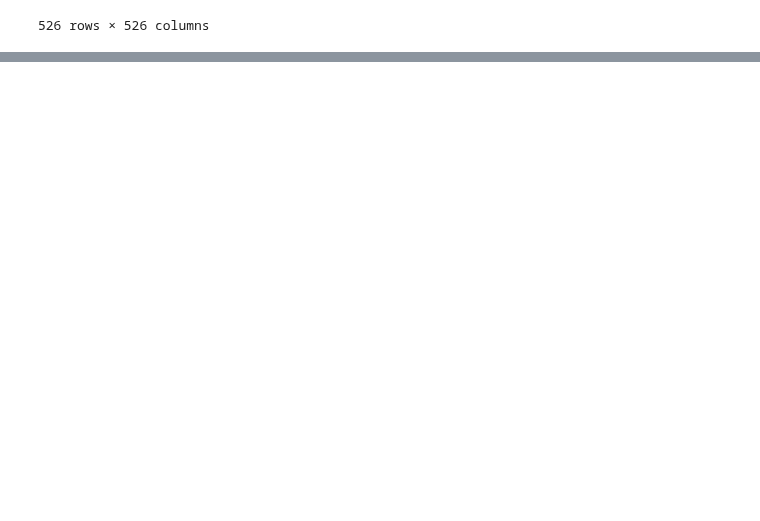
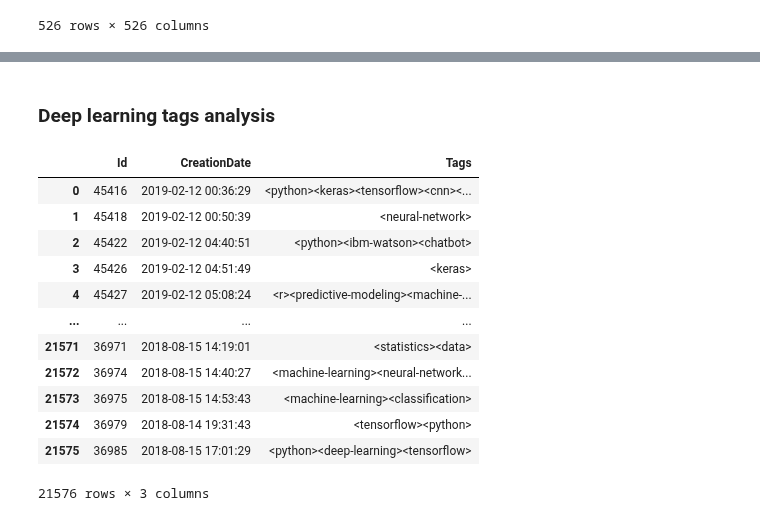
Before and after one commit to raduspaimoc/DataQuest-Projects, a Jupyter notebook: Data Analysis/Popular Data Science Questions/Popular Data Science Questions.ipynb, the cells around one changed output, grey strips where cells are left out. Drawn from its saved outputs; the diff is of its cells as text; code cells hidden in the pictures; blank space fills up the shorter version.

Commit message:
Deep learning tags analysis started.

```diff
--- a/Data Analysis/Popular Data Science Questions/Popular Data Science Questions.ipynb
+++ b/Data Analysis/Popular Data Science Questions/Popular Data Science Questions.ipynb
@@ -42,3 +42,6 @@ questions_df.head(5)
 | 2 | 44423 | 2019-01-23 09:58:41 | 2 | 1651 | <python><time-series><forecast><f... | 0 | NaN |
 | 3 | 44427 | 2019-01-23 10:57:09 | 0 | 55 | <machine-learning><scikit-learn><... | 1 | NaN |
 | 4 | 44428 | 2019-01-23 11:02:15 | 0 | 19 | <dataset><bigdata><data><speech-t... | 0 | NaN |
+# %%
+questions_df = pd.read_csv('all_questions.csv',parse_dates=["CreationDate"])
+questions_df.head(5)
@@ -455,0 +502,18 @@ most_viewed_tags.style.apply(highlight_max,axis=1)
+# %% [markdown]
+### Deep learning tags analysis
+# %%
+questions_df
+# %% [output]
+|  | Id | CreationDate | Tags |
+| 0 | 45416 | 2019-02-12 00:36:29 | <python><keras><tensorflow><cnn><... |
+| 1 | 45418 | 2019-02-12 00:50:39 | <neural-network> |
+| 2 | 45422 | 2019-02-12 04:40:51 | <python><ibm-watson><chatbot> |
+| 3 | 45426 | 2019-02-12 04:51:49 | <keras> |
+| 4 | 45427 | 2019-02-12 05:08:24 | <r><predictive-modeling><machine-... |
+| ... | ... | ... | ... |
+| 21571 | 36971 | 2018-08-15 14:19:01 | <statistics><data> |
+| 21572 | 36974 | 2018-08-15 14:40:27 | <machine-learning><neural-network... |
+| 21573 | 36975 | 2018-08-15 14:53:43 | <machine-learning><classification> |
+| 21574 | 36979 | 2018-08-14 19:31:43 | <tensorflow><python> |
+| 21575 | 36985 | 2018-08-15 17:01:29 | <python><deep-learning><tensorflow> |
+21576 rows × 3 columns
```
Also changed, not shown: parts of 3 cells of this notebook.
